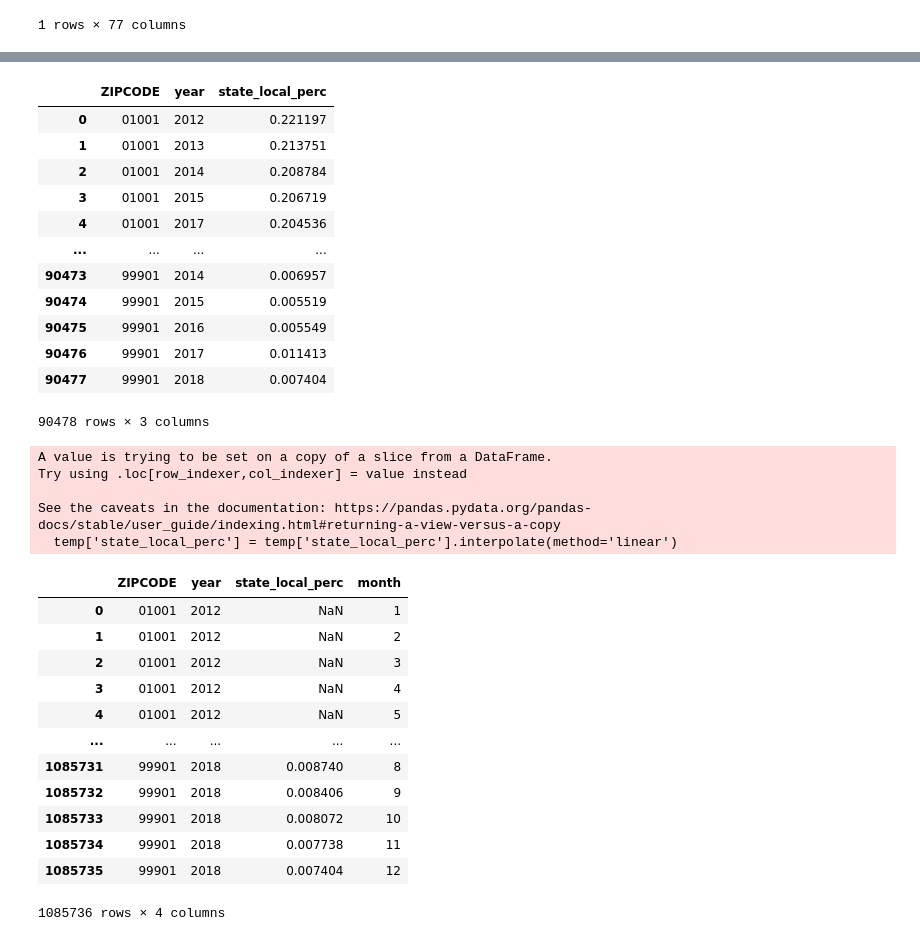
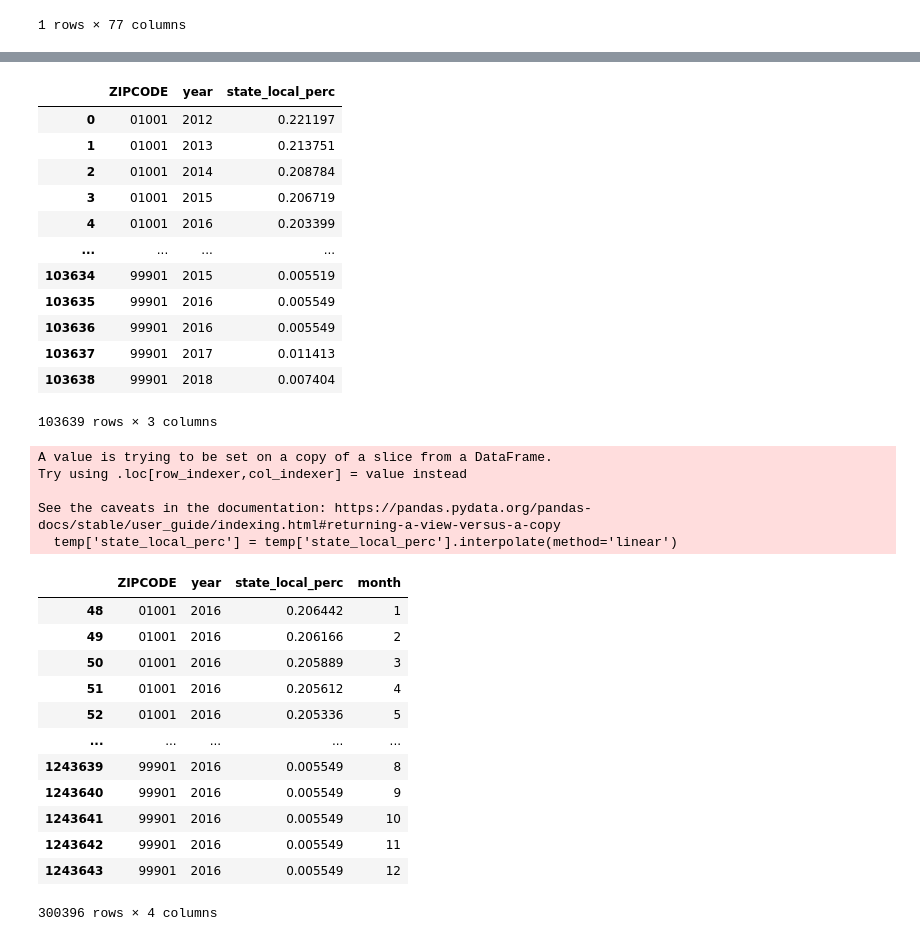
Before and after one commit to Kneck12/zillow-price-index-pred, a Jupyter notebook: Oren/05_Taxes.ipynb, the cells around one changed output, grey strips where cells are left out. Cells and saved outputs as stored; diff of their text form; code cells hidden in the pictures.

Commit message:
Adding some work, before I add some data.

```diff
--- a/Oren/05_Taxes.ipynb
+++ b/Oren/05_Taxes.ipynb
@@ -72,3 +72,19 @@ for i in range(13, 19, 1):
         (temp_taxes['A18425']+temp_taxes['A06500'])
     temp_taxes["year"] = (f'20{i}')
     taxes_by_zip_df = pd.concat([taxes_by_zip_df, temp_taxes])
+# %%
+temp_taxes_16 = pd.read_csv('../../data/Taxes/zipcode2016/16zpallnoagi.csv',
+                             index_col=None, dtype={'ZIPCODE': str})
+temp_taxes_16 = temp_taxes_16[['STATE', 'ZIPCODE', 'N18425', 'A18300', 'A18425', 'A06500']]
+temp_taxes_16['ZIPCODE'] = temp_taxes_16['ZIPCODE'].map(lambda x: '0' + x if len(x) < 5 else x)
+temp_taxes_16 = temp_taxes_16.loc[temp_taxes_16['ZIPCODE'].isin(zipcodes)]
+temp_taxes_16['state_local_perc'] = temp_taxes_16['A18425']/ \
+    (temp_taxes_16['A18425']+temp_taxes_16['A06500'])
+temp_taxes_16["year"] = ('2016')
+
+# taxes_by_zip_df = pd.concat([taxes_by_zip_df, temp_taxes])
+# %%
+taxes_by_zip_df = pd.concat([taxes_by_zip_df, temp_taxes_16])
+taxes_by_zip_df['year'] = taxes_by_zip_df['year'].map(lambda x: int(x))
+
+taxes_by_zip_df[taxes_by_zip_df["year"] == 2016]
@@ -82,14 +134,14 @@ df
 | 1 | 01001 | 2013 | 0.213751 |
 | 2 | 01001 | 2014 | 0.208784 |
 | 3 | 01001 | 2015 | 0.206719 |
-| 4 | 01001 | 2017 | 0.204536 |
+| 4 | 01001 | 2016 | 0.203399 |
 | ... | ... | ... | ... |
-| 90473 | 99901 | 2014 | 0.006957 |
-| 90474 | 99901 | 2015 | 0.005519 |
-| 90475 | 99901 | 2016 | 0.005549 |
-| 90476 | 99901 | 2017 | 0.011413 |
-| 90477 | 99901 | 2018 | 0.007404 |
+| 103634 | 99901 | 2015 | 0.005519 |
+| 103635 | 99901 | 2016 | 0.005549 |
+| 103636 | 99901 | 2016 | 0.005549 |
+| 103637 | 99901 | 2017 | 0.011413 |
+| 103638 | 99901 | 2018 | 0.007404 |
-90478 rows × 3 columns
+103639 rows × 3 columns
 # %%
 # add 11 copies of every row
 df= df.loc[df.index.repeat(12)].reset_index(drop=True)
@@ -123,21 +175,21 @@ Try using .loc[row_indexer,col_indexer] = value instead
 See the caveats in the documentation: https://pandas.pydata.org/pandas-docs/stable/user_guide/indexing.html#returning-a-view-versus-a-copy
   temp['state_local_perc'] = temp['state_local_perc'].interpolate(method='linear')
 # %%
-df
+df[df["year"] == 2016].sort_values(by=['ZIPCODE', 'year'])
 # %% [output]
 |  | ZIPCODE | year | state_local_perc | month |
-| 0 | 01001 | 2012 | NaN | 1 |
-| 1 | 01001 | 2012 | NaN | 2 |
-| 2 | 01001 | 2012 | NaN | 3 |
-| 3 | 01001 | 2012 | NaN | 4 |
-| 4 | 01001 | 2012 | NaN | 5 |
+| 48 | 01001 | 2016 | 0.206442 | 1 |
+| 49 | 01001 | 2016 | 0.206166 | 2 |
+| 50 | 01001 | 2016 | 0.205889 | 3 |
+| 51 | 01001 | 2016 | 0.205612 | 4 |
+| 52 | 01001 | 2016 | 0.205336 | 5 |
 | ... | ... | ... | ... | ... |
-| 1085731 | 99901 | 2018 | 0.008740 | 8 |
-| 1085732 | 99901 | 2018 | 0.008406 | 9 |
-| 1085733 | 99901 | 2018 | 0.008072 | 10 |
-| 1085734 | 99901 | 2018 | 0.007738 | 11 |
-| 1085735 | 99901 | 2018 | 0.007404 | 12 |
+| 1243639 | 99901 | 2016 | 0.005549 | 8 |
+| 1243640 | 99901 | 2016 | 0.005549 | 9 |
+| 1243641 | 99901 | 2016 | 0.005549 | 10 |
+| 1243642 | 99901 | 2016 | 0.005549 | 11 |
+| 1243643 | 99901 | 2016 | 0.005549 | 12 |
-1085736 rows × 4 columns
+300396 rows × 4 columns
 # %%
 df.to_csv('../data/final_TAXES_by_zip.csv', index=False)
 # %%
```
Also changed, not shown: parts of 4 cells of this notebook, 3 other files.
